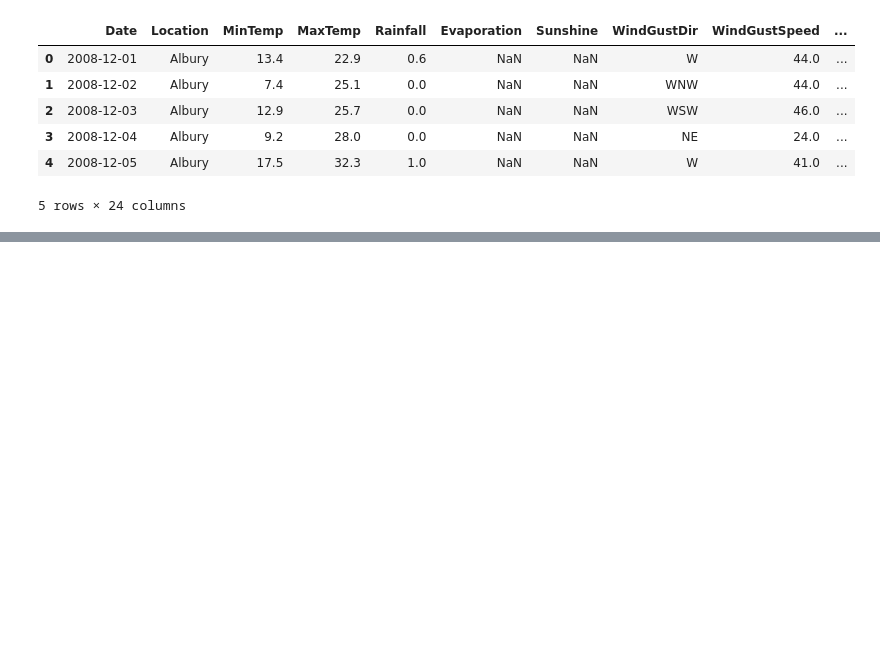
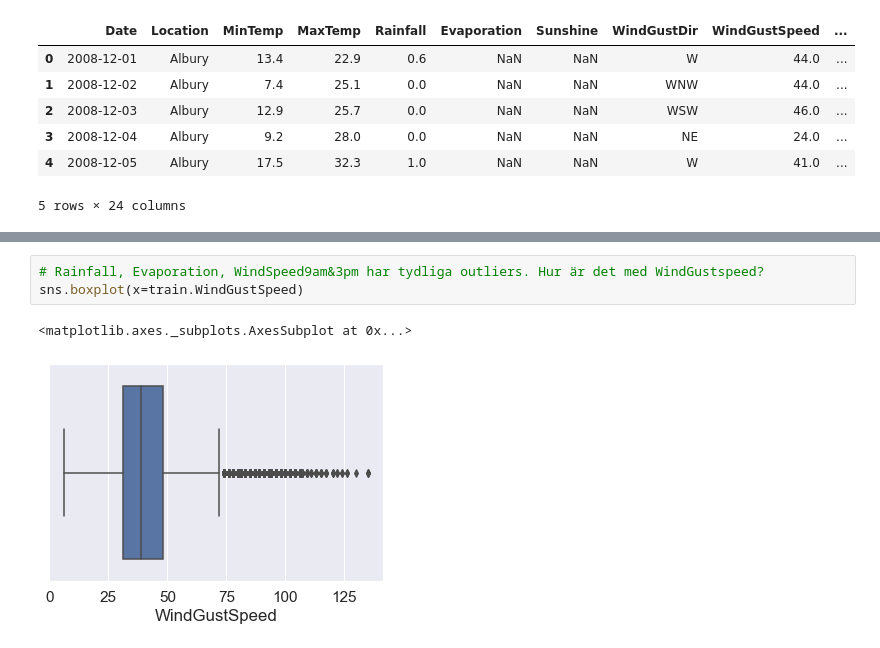
Before and after one commit to Erik-gitmannen1337-M/Rain, a Jupyter notebook: Rain.ipynb, the cells around one changed output, grey strips where cells are left out. Saved outputs shown, nothing was run; the diff lists cells and outputs as text; blank space fills up the shorter version.

```diff
--- a/Rain.ipynb
+++ b/Rain.ipynb
@@ -247,0 +361,6 @@ df_bin.head()
+# %%
+# Rainfall, Evaporation, WindSpeed9am&3pm har tydliga outliers. Hur är det med WindGustspeed?
+sns.boxplot(x=train.WindGustSpeed)
+# %% [output]
+<matplotlib.axes._subplots.AxesSubplot at 0x...>
+[figure, added]
```
Also changed, not shown: parts of 85 cells of this notebook.
